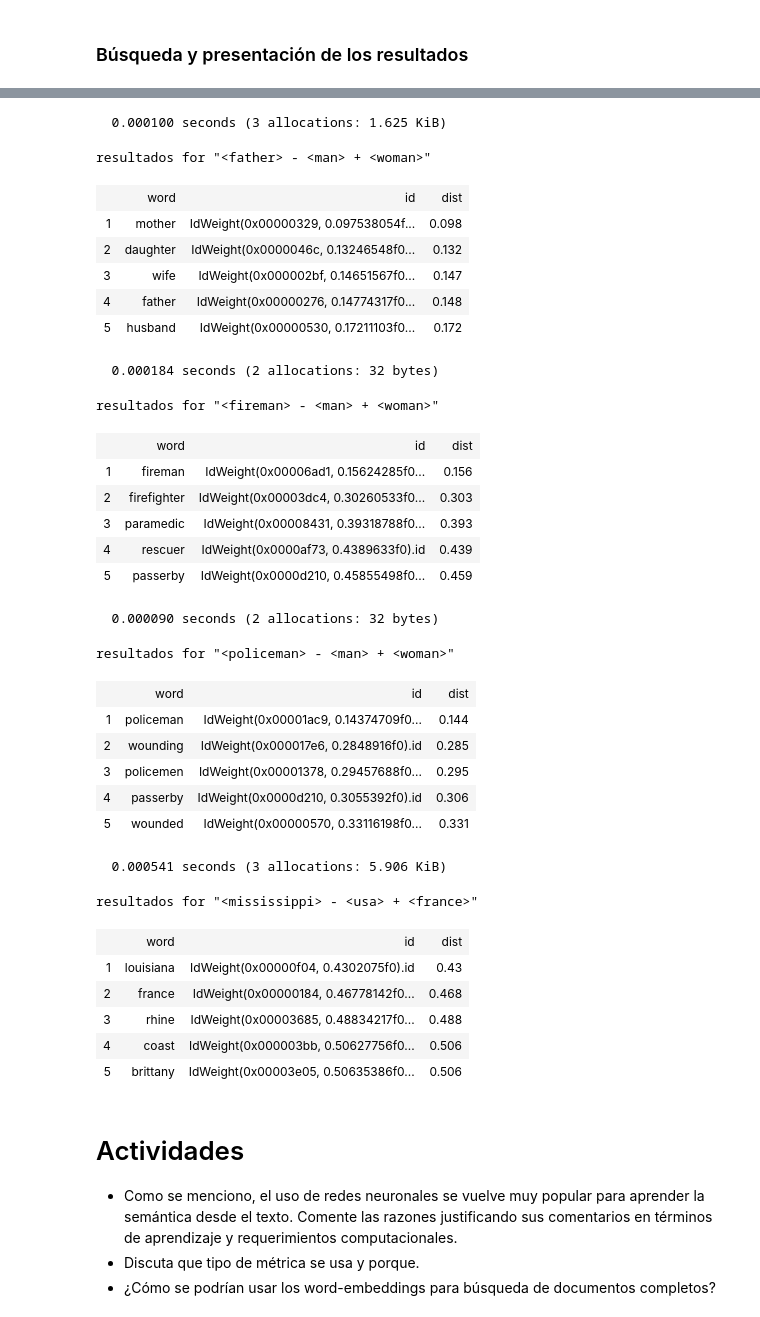
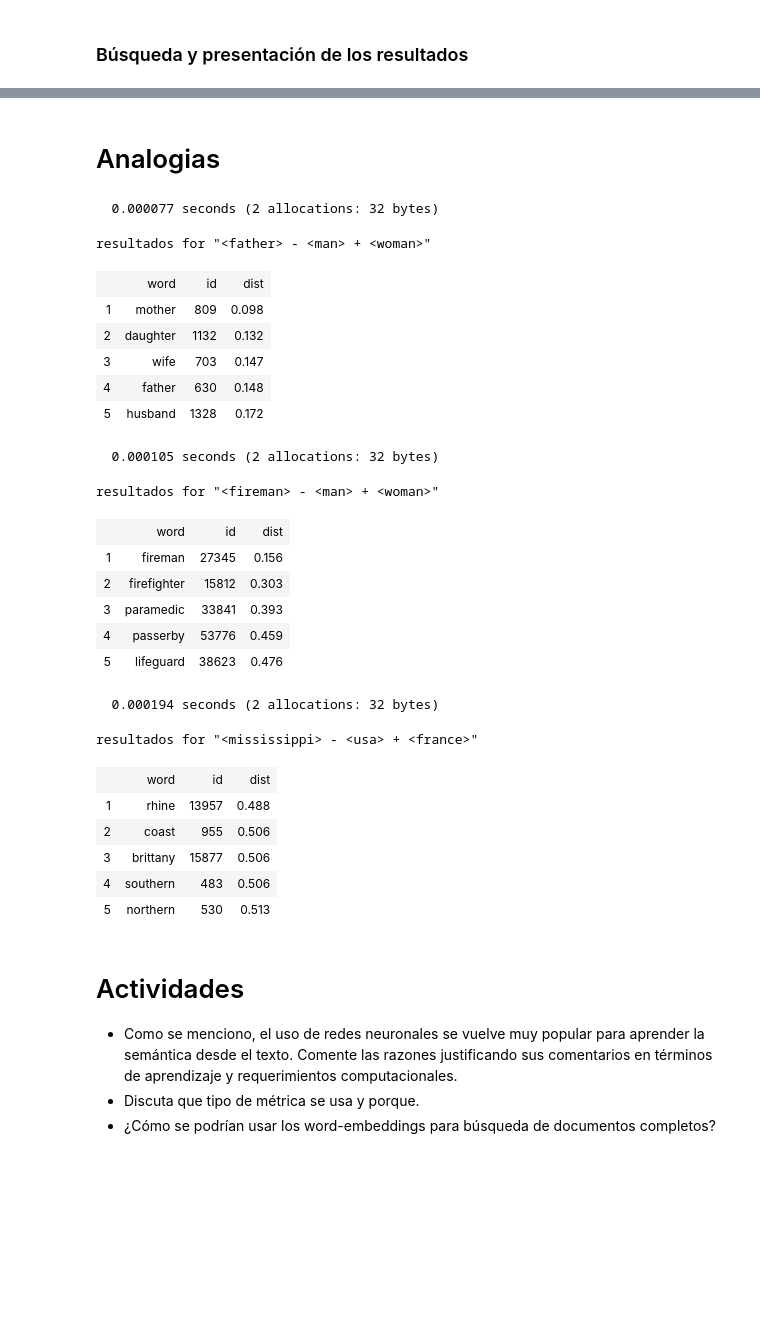
Before and after one commit to sadit/IR-2024, a Jupyter notebook: Unidades/u05a.ipynb, the cells around one changed output, grey strips where cells are left out. Drawn from its saved outputs; the diff is of its cells as text; code cells hidden in the pictures; blank space fills up the shorter version.

```diff
--- a/Unidades/u05a.ipynb
+++ b/Unidades/u05a.ipynb
@@ -104,7 +104,7 @@ function search_and_display(index, vocab, q, res, k, qword)
 
     L = []
     for (j, p) in enumerate(res)
-        push!(L, @htl "<tr><td>$j</td><td>$(vocab[p.id])</td><td>$p.id</td><td>$(round(p.weight, digits=3))</td></tr>")
+        push!(L, @htl "<tr><td>$j</td><td>$(vocab[p.id])</td><td>$(p.id)</td><td>$(round(p.weight, digits=3))</td></tr>")
     end
 
     display(@htl """<h2>resultados for "$qword"</h2>
@@ -184,47 +182,40 @@ resultados for "glove"
+# %% [markdown]
+# Analogias
 # %%
 function analogy(a, b, c, k)
 	v = index[vocab2id[a]] - index[vocab2id[b]] + index[vocab2id[c]]
 	normalize!(v)
 	search_and_display(index, vocab, v, res, k, "<$a> - <$b> + <$c>")
 end
 
 analogy("father", "man", "woman", 5)
 analogy("fireman", "man", "woman", 5)
-analogy("policeman", "man", "woman", 5)
 analogy("mississippi", "usa", "france", 5)
 # %% [output]
-  0.000100 seconds (3 allocations: 1.625 KiB)
+  0.000077 seconds (2 allocations: 32 bytes)
 resultados for "<father> - <man> + <woman>"
 |  | word | id | dist |
-| 1 | mother | IdWeight(0x00000329, 0.097538054f... | 0.098 |
-| 2 | daughter | IdWeight(0x0000046c, 0.13246548f0... | 0.132 |
-| 3 | wife | IdWeight(0x000002bf, 0.14651567f0... | 0.147 |
-| 4 | father | IdWeight(0x00000276, 0.14774317f0... | 0.148 |
-| 5 | husband | IdWeight(0x00000530, 0.17211103f0... | 0.172 |
+| 1 | mother | 809 | 0.098 |
+| 2 | daughter | 1132 | 0.132 |
+| 3 | wife | 703 | 0.147 |
+| 4 | father | 630 | 0.148 |
+| 5 | husband | 1328 | 0.172 |
-  0.000184 seconds (2 allocations: 32 bytes)
+  0.000105 seconds (2 allocations: 32 bytes)
 resultados for "<fireman> - <man> + <woman>"
 |  | word | id | dist |
-| 1 | fireman | IdWeight(0x00006ad1, 0.15624285f0... | 0.156 |
-| 2 | firefighter | IdWeight(0x00003dc4, 0.30260533f0... | 0.303 |
-| 3 | paramedic | IdWeight(0x00008431, 0.39318788f0... | 0.393 |
-| 4 | rescuer | IdWeight(0x0000af73, 0.4389633f0).id | 0.439 |
-| 5 | passerby | IdWeight(0x0000d210, 0.45855498f0... | 0.459 |
+| 1 | fireman | 27345 | 0.156 |
+| 2 | firefighter | 15812 | 0.303 |
+| 3 | paramedic | 33841 | 0.393 |
+| 4 | passerby | 53776 | 0.459 |
+| 5 | lifeguard | 38623 | 0.476 |
-  0.000090 seconds (2 allocations: 32 bytes)
+  0.000194 seconds (2 allocations: 32 bytes)
-resultados for "<policeman> - <man> + <woman>"
+resultados for "<mississippi> - <usa> + <france>"
 |  | word | id | dist |
-| 1 | policeman | IdWeight(0x00001ac9, 0.14374709f0... | 0.144 |
-| 2 | wounding | IdWeight(0x000017e6, 0.2848916f0).id | 0.285 |
-| 3 | policemen | IdWeight(0x00001378, 0.29457688f0... | 0.295 |
-| 4 | passerby | IdWeight(0x0000d210, 0.3055392f0).id | 0.306 |
-| 5 | wounded | IdWeight(0x00000570, 0.33116198f0... | 0.331 |
+| 1 | rhine | 13957 | 0.488 |
+| 2 | coast | 955 | 0.506 |
+| 3 | brittany | 15877 | 0.506 |
+| 4 | southern | 483 | 0.506 |
+| 5 | northern | 530 | 0.513 |
-  0.000541 seconds (3 allocations: 5.906 KiB)
-resultados for "<mississippi> - <usa> + <france>"
-|  | word | id | dist |
-| 1 | louisiana | IdWeight(0x00000f04, 0.4302075f0).id | 0.43 |
-| 2 | france | IdWeight(0x00000184, 0.46778142f0... | 0.468 |
-| 3 | rhine | IdWeight(0x00003685, 0.48834217f0... | 0.488 |
-| 4 | coast | IdWeight(0x000003bb, 0.50627756f0... | 0.506 |
-| 5 | brittany | IdWeight(0x00003e05, 0.50635386f0... | 0.506 |
 # %% [markdown]
 # Actividades
 - Como se menciono, el uso de redes neuronales se vuelve muy popular para aprender la semántica desde el texto. Comente las razones justificando sus comentarios en términos de aprendizaje y requerimientos computacionales.
```
Also changed, not shown: parts of 5 cells of this notebook, 11 other files.
